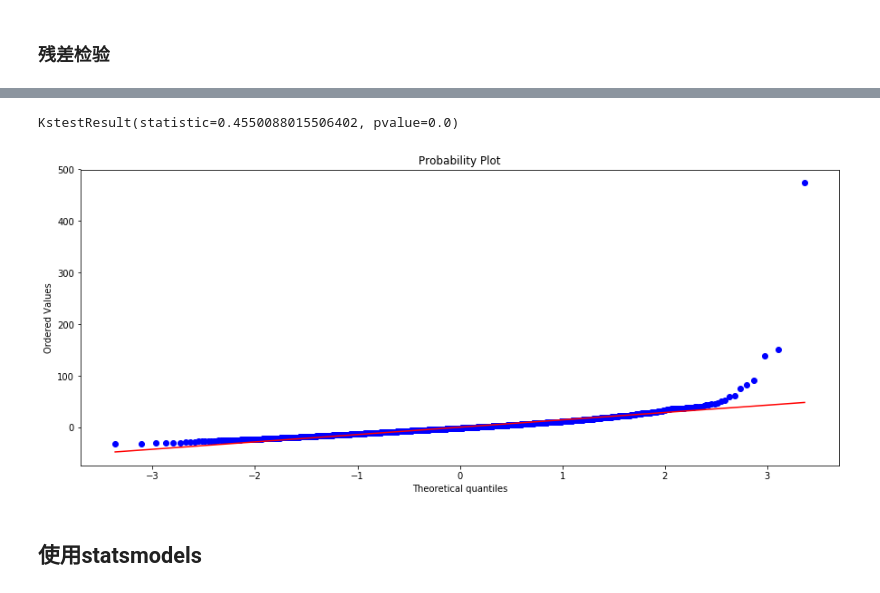
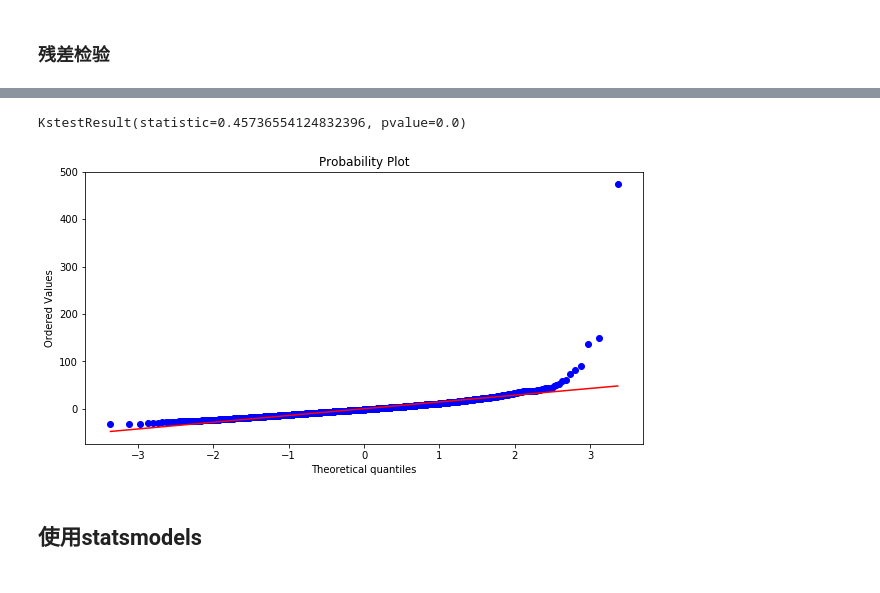
Before and after one commit to aimar112982/AQIstudy-1, a Jupyter notebook: AQI_analysis/LinRegforAQI.ipynb, the cells around one changed output, grey strips where cells are left out. Drawn from its saved outputs; the diff is of its cells as text; code cells hidden in the pictures.

```diff
--- a/AQI_analysis/LinRegforAQI.ipynb
+++ b/AQI_analysis/LinRegforAQI.ipynb
@@ -182,7 +146,7 @@ AQI和O3_8h相关性很小，可以考虑删去。
 from sklearn.model_selection import train_test_split
 
 X, y = wh_data.iloc[:, 1:], wh_data.iloc[:, 0]
-X_train, X_test, y_train, y_test = train_test_split(X, y, test_size=0.2, random_state=100)
+X_train, X_test, y_train, y_test = train_test_split(X, y, random_state=100)
 # %%
 from sklearn.linear_model import LinearRegression
 
@@ -254,20 +215,20 @@ Name: AQI, dtype: float64
 # %%
 from scipy.stats import kstest, shapiro, normaltest, anderson
 
-kstest(e, cdf='norm', alternative='two_sided')
+kstest(e, cdf='norm', alternative='two_sided')  # 正态检验
 # shapiro(e)
 # normaltest(e, axis=0)
 # anderson(e, dist ='norm')
 # %% [output]
-KstestResult(statistic=0.4550088015506402, pvalue=0.0)
+KstestResult(statistic=0.45736554124832396, pvalue=0.0)
 # %%
 from scipy.stats import probplot
 
-plt.figure(figsize=(15,6))
-probplot(e, dist='norm', plot=plt)
+plt.figure(figsize=(10,5))
+probplot(e, dist='norm', plot=plt)  # q-q图
 plt.show()
 # %% [output]
-[figure, old version]
+[figure, new version]
 # %% [markdown]
 ## 使用statsmodels
 # %%
```
Also changed, not shown: parts of 23 cells of this notebook.
